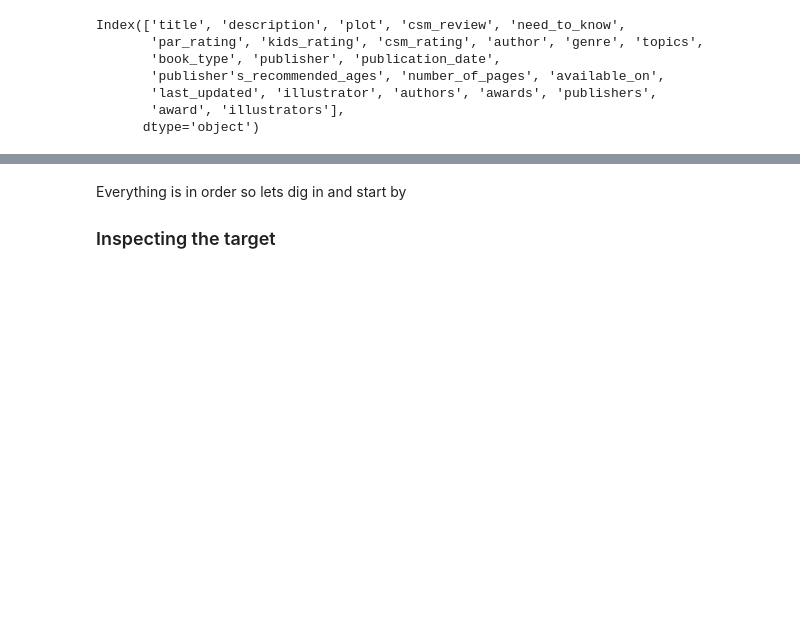
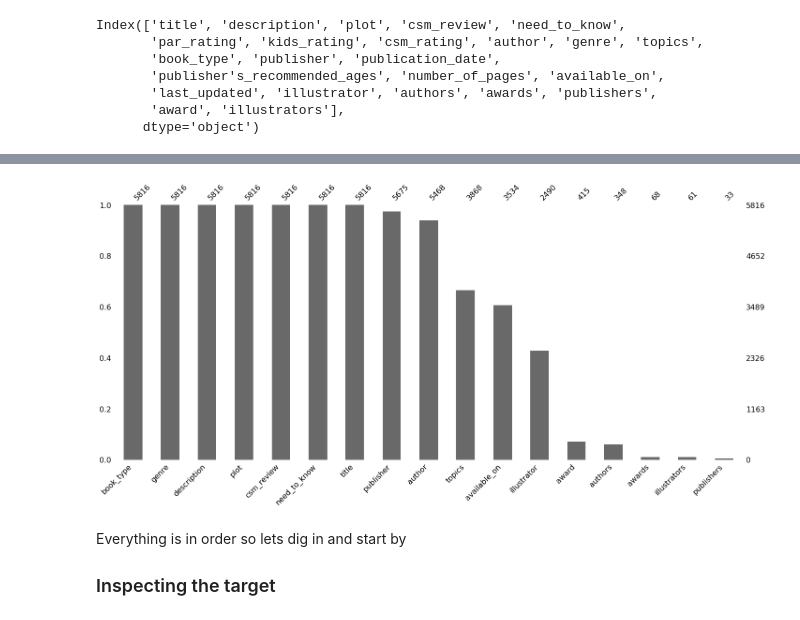
Before and after one commit to educatorsRlearners/an-a-z-of-machine-learning, a Jupyter notebook: _notebooks/2020-06-22-e-is-for-eda.ipynb, the cells around one changed output, grey strips where cells are left out. Saved outputs shown, nothing was run; the diff lists cells and outputs as text; code cells hidden in the pictures; blank space fills up the shorter version.

```diff
--- a/_notebooks/2020-06-22-e-is-for-eda.ipynb
+++ b/_notebooks/2020-06-22-e-is-for-eda.ipynb
@@ -167,2 +166,2 @@ Therefore, lets subset the data frame work with only the features of interest.
 # %%
-numeric = ['par_rating', 'kids_rating', 'csm_rating', 'number_of_pages', "publisher's_recommended_ages"]
+non_text = ['par_rating', 'kids_rating', 'csm_rating', 'number_of_pages', "publisher's_recommended_ages", "publication_date", "last_updated"]
@@ -226,0 +170,2 @@ df_numeric.head().T
+# %%
+df_text = df.drop(df[non_text], axis=1)
@@ -227,3 +211,8 @@ df_numeric.head().T
+# %%
+msno.bar(df_text,
+         sort='descending');
+# %% [output]
+[figure, added]
 # %% [markdown]
 Everything is in order so lets dig in and start by
 
```
Also changed, not shown: parts of 21 cells of this notebook.
